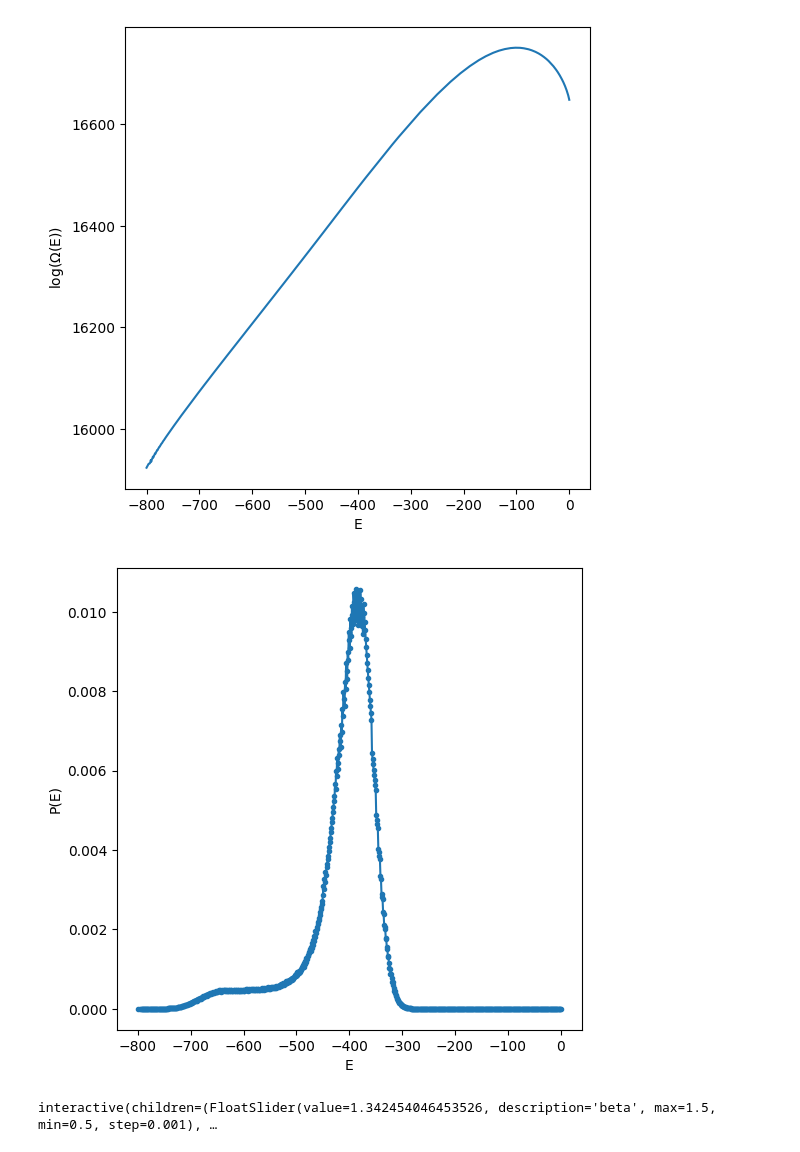
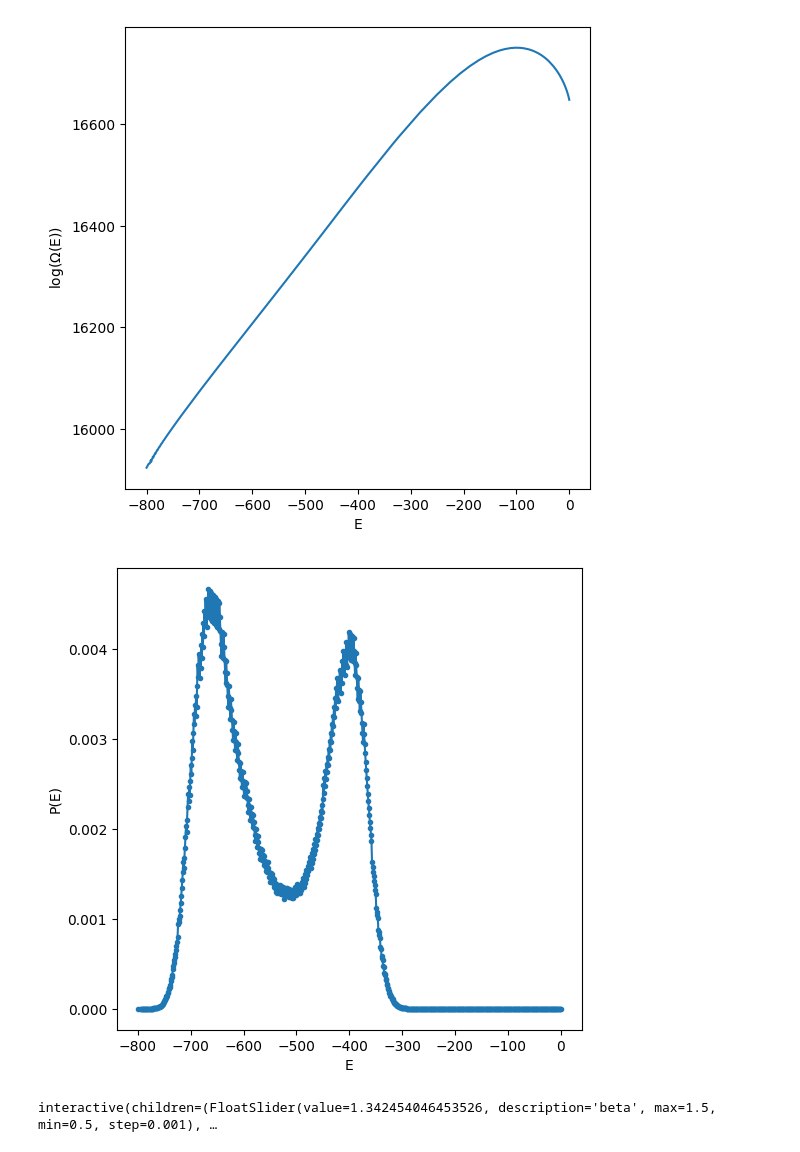
Before and after one commit to joaopedrobiu6/WangLandau_LeeKosterlitz, a Jupyter notebook: WangLandau/DataAnalysis.ipynb, the cells around one changed output. Cells and saved outputs as stored; diff of their text form; code cells hidden in the pictures.

```diff
--- a/python/DataAnalysis.ipynb
+++ b/WangLandau/DataAnalysis.ipynb
@@ -33,28 +33,28 @@ Text(0, 0.5, 'log($\\Omega$(E))')
 # %%
 
 # Example inputs
 ln_omega_E = lng[:, 1]
 E_levels = lng[:, 0]  # Energy levels
-beta = beta_c-0.02
+beta = 1.335
 
 # Compute log(Boltzmann weights)
 ln_boltzmann_weights = ln_omega_E - beta * E_levels
 
 # Use log-sum-exp trick to calculate ln(Z)
 max_ln_weight = np.max(ln_boltzmann_weights)
 ln_Z = max_ln_weight + np.log(np.sum(np.exp(ln_boltzmann_weights - max_ln_weight)))
 
 # Compute log(P(E)) and then P(E)
 ln_P_E = ln_boltzmann_weights - ln_Z
 P_E = np.exp(ln_P_E)  # Back to normal space if needed
 
 plt.figure(figsize=(6, 6))
 plt.plot(E_levels, P_E, ".-")
 plt.xlabel('E')
 plt.ylabel('P(E)')
 plt.show()
 # %% [output]
-[figure, old version]
+[figure, new version]
 # %%
 from ipywidgets import interact, FloatSlider
 
```
Also changed, not shown: 50 other files.
